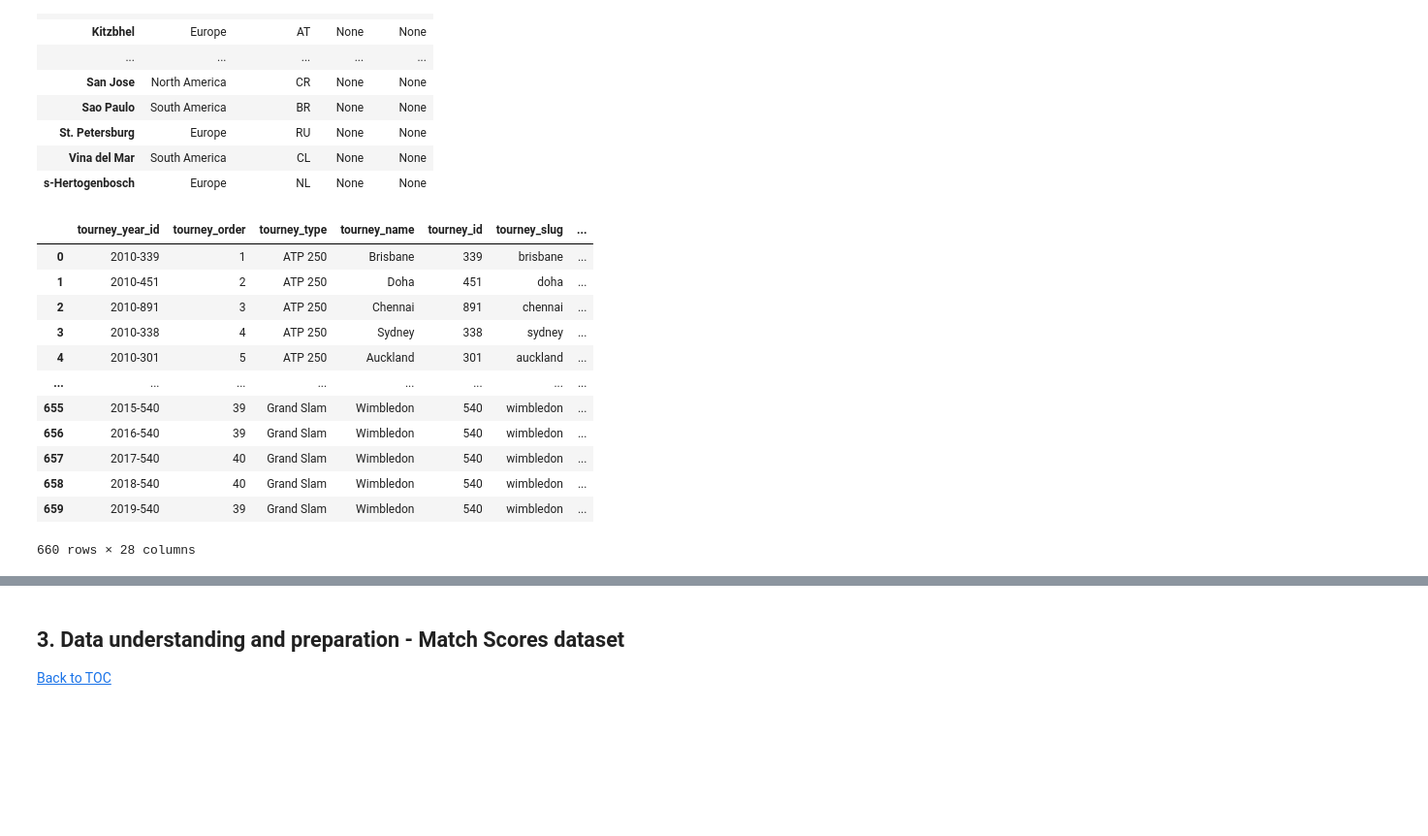
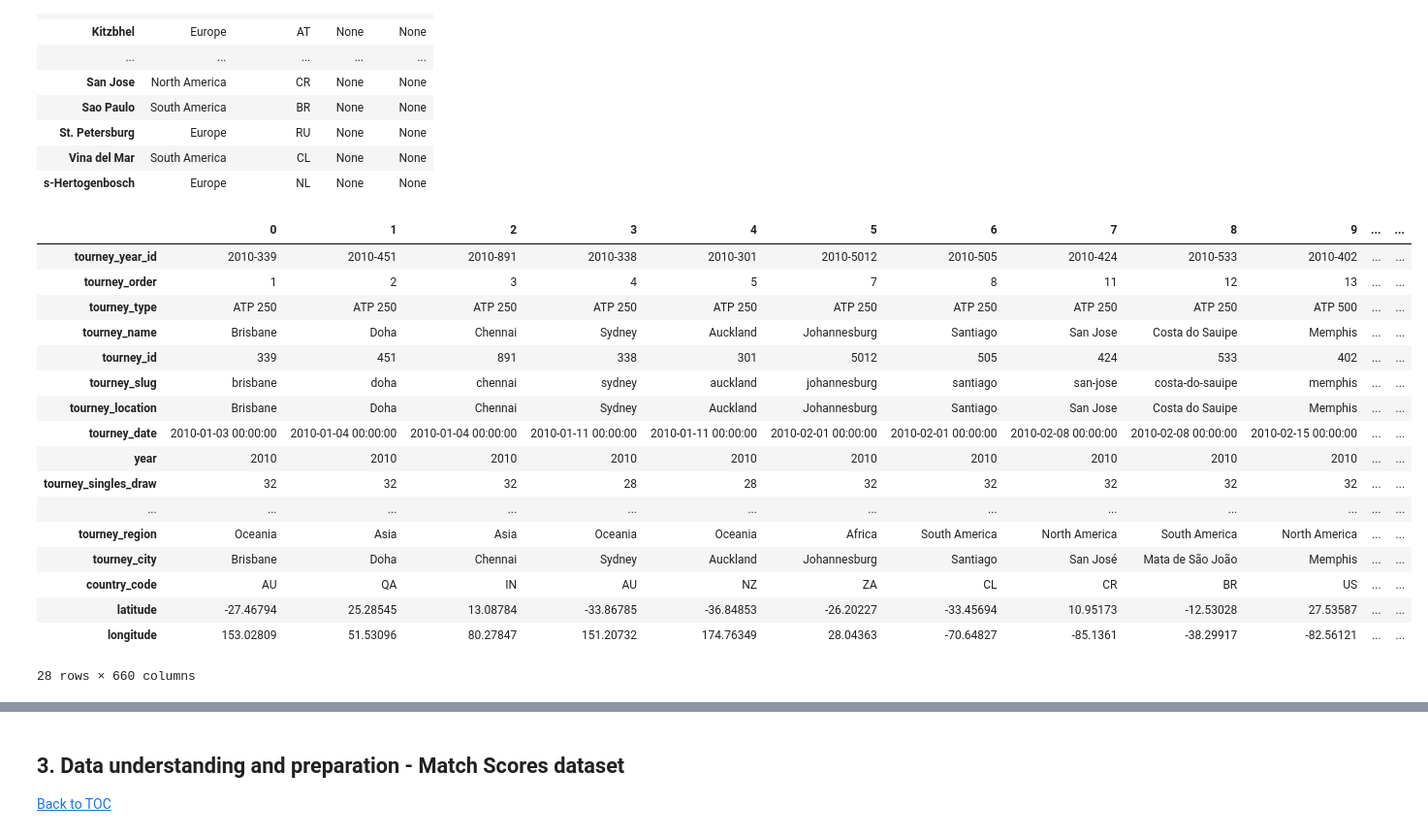
Before and after one commit to beatriz7sousa/datavisualization-project, a Jupyter notebook: Code.ipynb, the cells around one changed output, grey strips where cells are left out. Shown at 97% size. Drawn from its saved outputs; the diff is of its cells as text; code cells hidden in the pictures; blank space fills up the shorter version.

```diff
--- a/Code.ipynb
+++ b/Code.ipynb
@@ -867,18 +867,23 @@ for i, row in tournaments.iterrows():
         tournaments.at[i, 'latitude'] = float('nan')
         tournaments.at[i, 'longitude'] = float('nan')
 # %%
-tournaments
+tournaments.T
 # %% [output]
-|  | tourney_year_id | tourney_order | tourney_type | tourney_name | tourney_id | tourney_slug | ... |
-| 0 | 2010-339 | 1 | ATP 250 | Brisbane | 339 | brisbane | ... |
-| 1 | 2010-451 | 2 | ATP 250 | Doha | 451 | doha | ... |
-| 2 | 2010-891 | 3 | ATP 250 | Chennai | 891 | chennai | ... |
-| 3 | 2010-338 | 4 | ATP 250 | Sydney | 338 | sydney | ... |
-| 4 | 2010-301 | 5 | ATP 250 | Auckland | 301 | auckland | ... |
-| ... | ... | ... | ... | ... | ... | ... | ... |
-| 655 | 2015-540 | 39 | Grand Slam | Wimbledon | 540 | wimbledon | ... |
-| 656 | 2016-540 | 39 | Grand Slam | Wimbledon | 540 | wimbledon | ... |
-| 657 | 2017-540 | 40 | Grand Slam | Wimbledon | 540 | wimbledon | ... |
-| 658 | 2018-540 | 40 | Grand Slam | Wimbledon | 540 | wimbledon | ... |
-| 659 | 2019-540 | 39 | Grand Slam | Wimbledon | 540 | wimbledon | ... |
+|  | 0 | 1 | 2 | 3 | 4 | 5 | 6 | 7 | 8 | 9 | ... | ... |
+| tourney_year_id | 2010-339 | 2010-451 | 2010-891 | 2010-338 | 2010-301 | 2010-5012 | 2010-505 | 2010-424 | 2010-533 | 2010-402 | ... | ... |
+| tourney_order | 1 | 2 | 3 | 4 | 5 | 7 | 8 | 11 | 12 | 13 | ... | ... |
+| tourney_type | ATP 250 | ATP 250 | ATP 250 | ATP 250 | ATP 250 | ATP 250 | ATP 250 | ATP 250 | ATP 250 | ATP 500 | ... | ... |
+| tourney_name | Brisbane | Doha | Chennai | Sydney | Auckland | Johannesburg | Santiago | San Jose | Costa do Sauipe | Memphis | ... | ... |
+| tourney_id | 339 | 451 | 891 | 338 | 301 | 5012 | 505 | 424 | 533 | 402 | ... | ... |
+| tourney_slug | brisbane | doha | chennai | sydney | auckland | johannesburg | santiago | san-jose | costa-do-sauipe | memphis | ... | ... |
+| tourney_location | Brisbane | Doha | Chennai | Sydney | Auckland | Johannesburg | Santiago | San Jose | Costa do Sauipe | Memphis | ... | ... |
+| tourney_date | 2010-01-03 00:00:00 | 2010-01-04 00:00:00 | 2010-01-04 00:00:00 | 2010-01-11 00:00:00 | 2010-01-11 00:00:00 | 2010-02-01 00:00:00 | 2010-02-01 00:00:00 | 2010-02-08 00:00:00 | 2010-02-08 00:00:00 | 2010-02-15 00:00:00 | ... | ... |
+| year | 2010 | 2010 | 2010 | 2010 | 2010 | 2010 | 2010 | 2010 | 2010 | 2010 | ... | ... |
+| tourney_singles_draw | 32 | 32 | 32 | 28 | 28 | 32 | 32 | 32 | 32 | 32 | ... | ... |
+| ... | ... | ... | ... | ... | ... | ... | ... | ... | ... | ... | ... | ... |
+| tourney_region | Oceania | Asia | Asia | Oceania | Oceania | Africa | South America | North America | South America | North America | ... | ... |
+| tourney_city | Brisbane | Doha | Chennai | Sydney | Auckland | Johannesburg | Santiago | San José | Mata de São João | Memphis | ... | ... |
+| country_code | AU | QA | IN | AU | NZ | ZA | CL | CR | BR | US | ... | ... |
+| latitude | -27.46794 | 25.28545 | 13.08784 | -33.86785 | -36.84853 | -26.20227 | -33.45694 | 10.95173 | -12.53028 | 27.53587 | ... | ... |
+| longitude | 153.02809 | 51.53096 | 80.27847 | 151.20732 | 174.76349 | 28.04363 | -70.64827 | -85.1361 | -38.29917 | -82.56121 | ... | ... |
-660 rows × 28 columns
+28 rows × 660 columns
```
Also changed, not shown: parts of 12 cells of this notebook, 4 other files.
